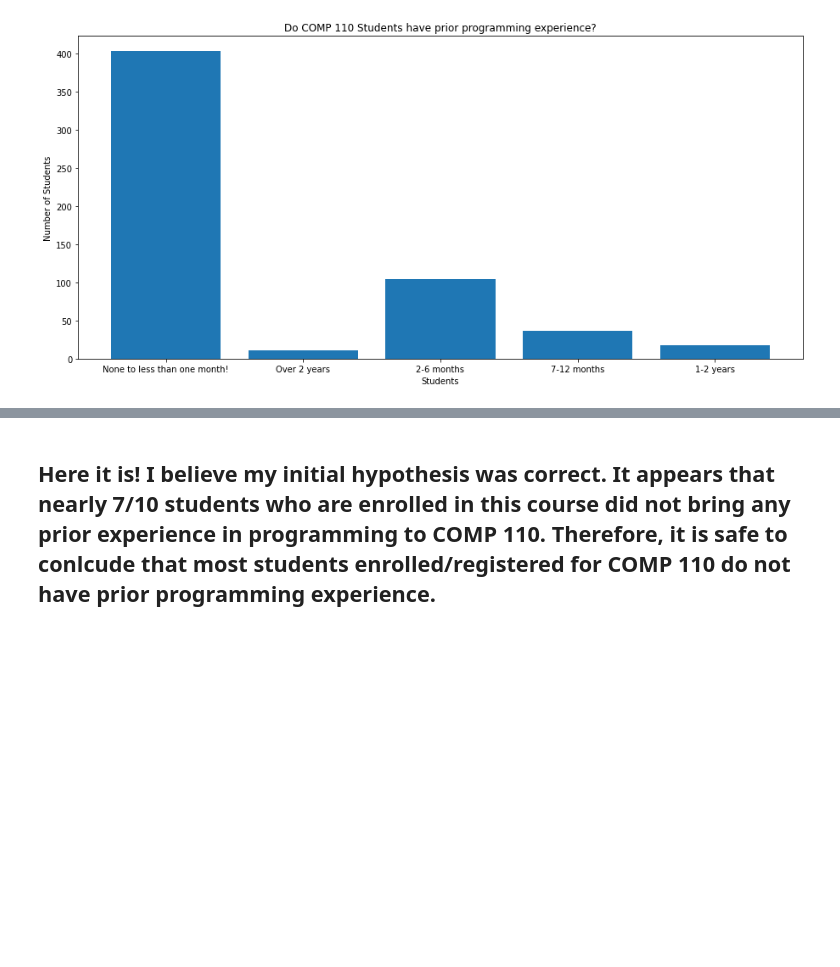
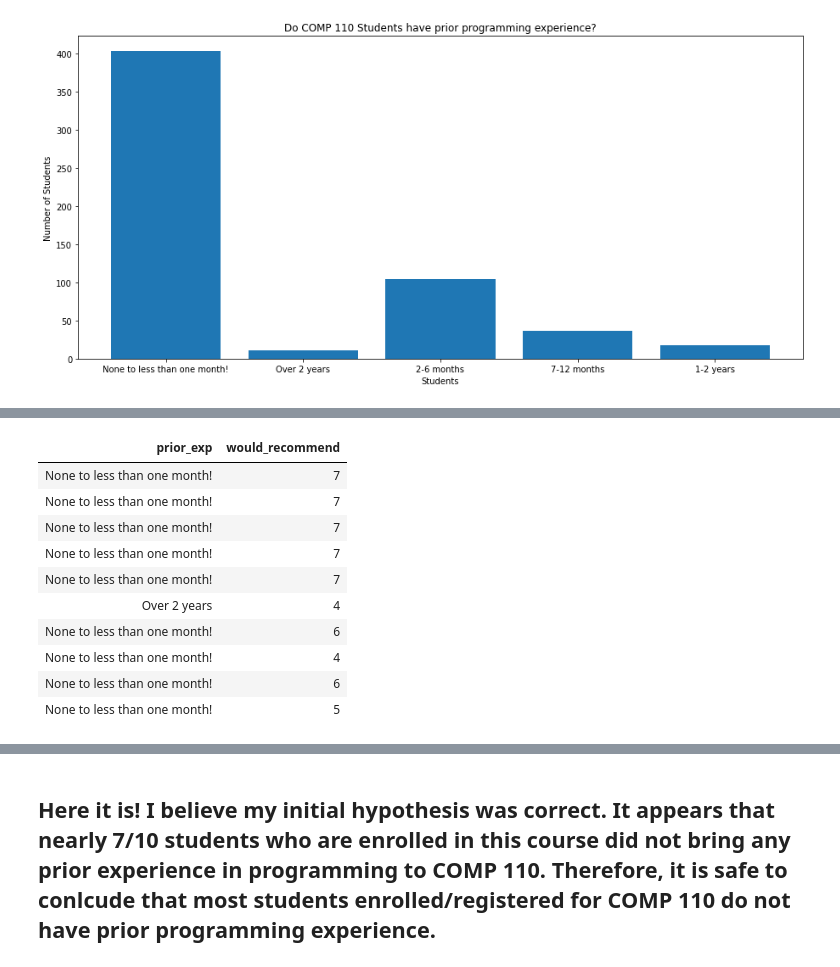
Before and after one commit to calvinsy-is-not-available/comp110-21f-workspace, a Jupyter notebook: projects/pj01/analysis.ipynb, the cells around one changed output, grey strips where cells are left out. Cells and saved outputs as stored; diff of their text form; code cells hidden in the pictures; blank space fills up the shorter version.

```diff
--- a/projects/pj01/analysis.ipynb
+++ b/projects/pj01/analysis.ipynb
@@ -95,0 +136,18 @@ plt.show()
+# %%
+from tabulate import tabulate
+from data_utils import concat
+
+data_combined: dict[str, list[str]] = concat(sunset, thunderdrive)
+tabulate(data_combined, data_combined, "html")
+# %% [output]
+| prior_exp | would_recommend |
+| None to less than one month! | 7 |
+| None to less than one month! | 7 |
+| None to less than one month! | 7 |
+| None to less than one month! | 7 |
+| None to less than one month! | 7 |
+| Over 2 years | 4 |
+| None to less than one month! | 6 |
+| None to less than one month! | 4 |
+| None to less than one month! | 6 |
+| None to less than one month! | 5 |
```
Also changed, not shown: parts of 18 cells of this notebook, 1 other file.
